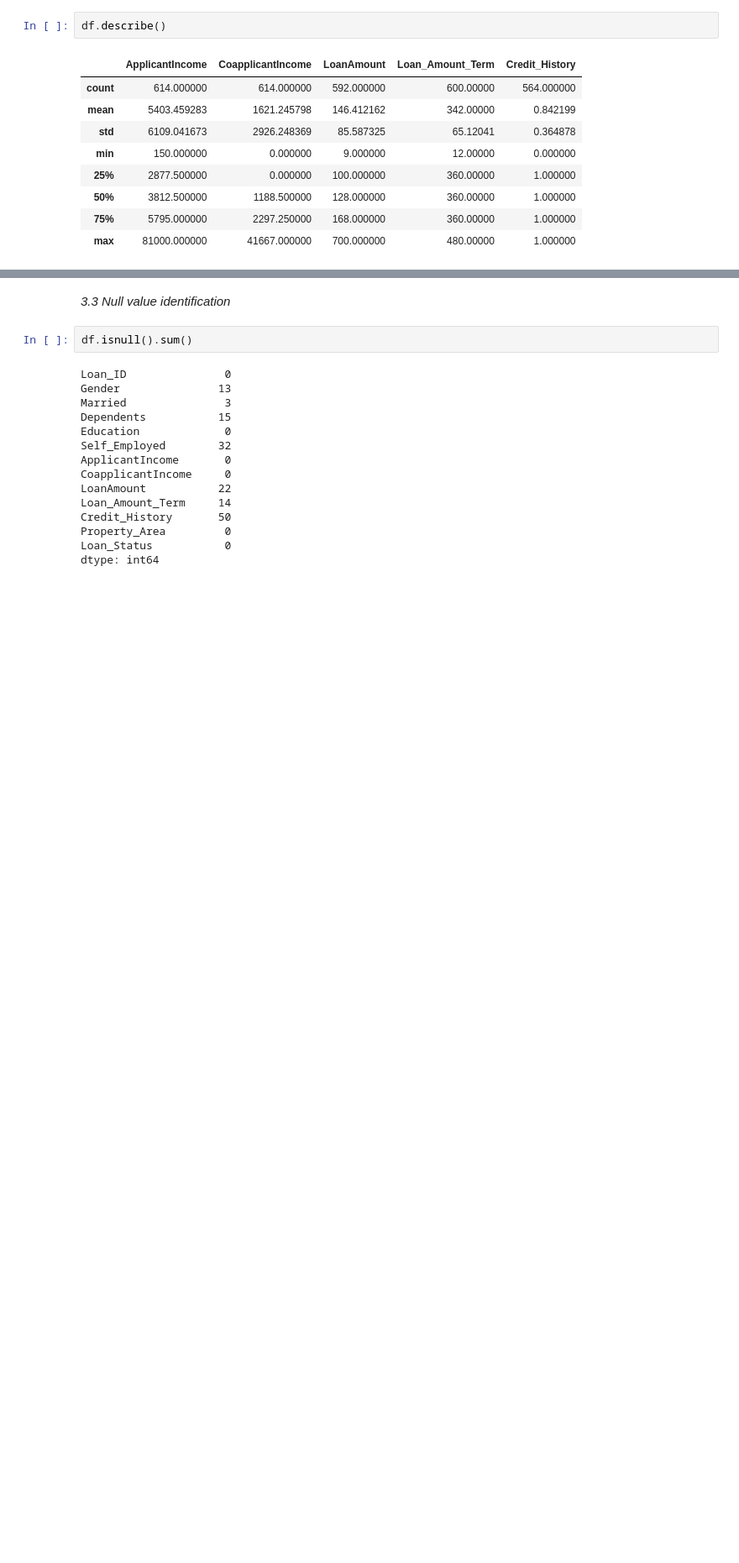
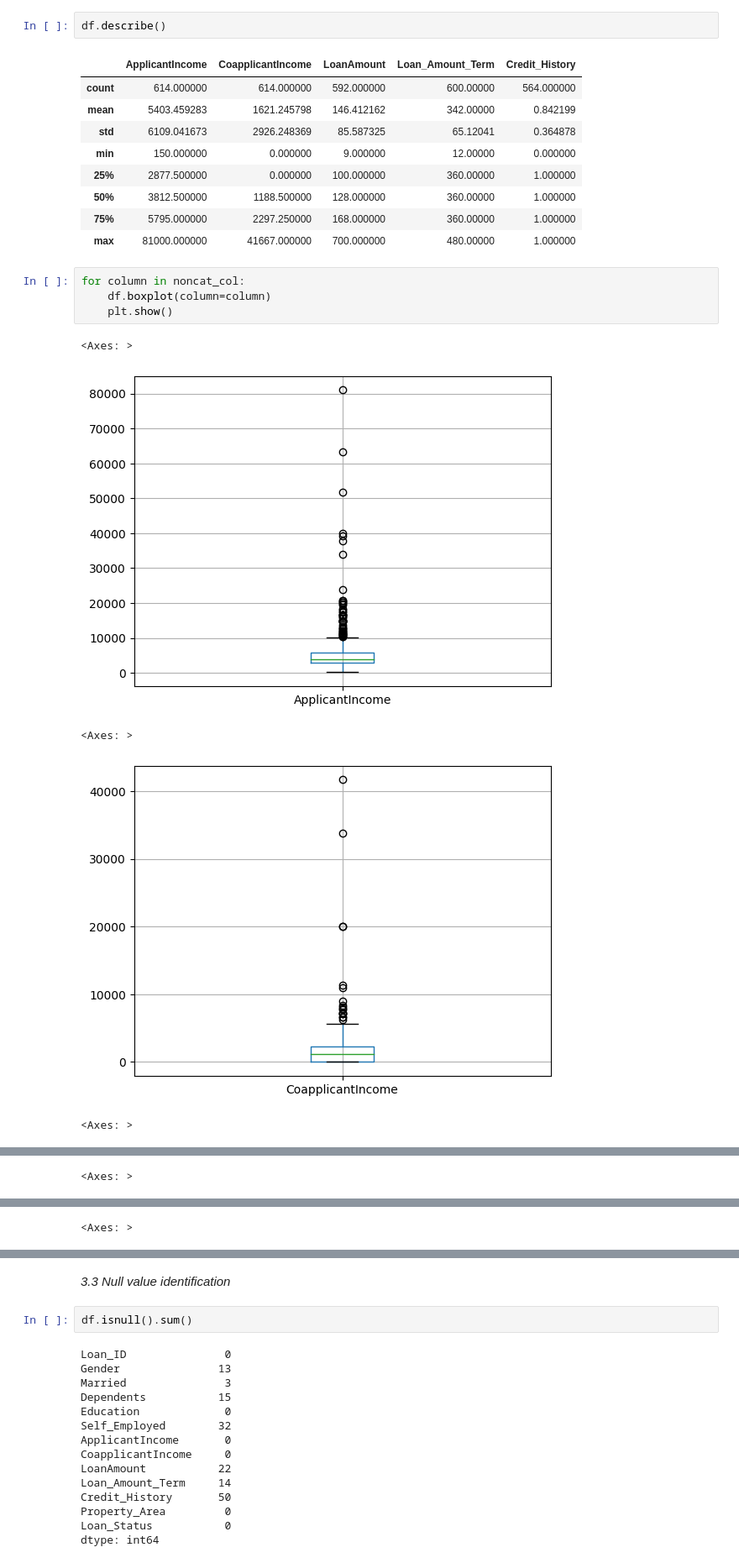
Before and after one commit to a-singh03/BDDA, a Jupyter notebook: BDDA_Project_Group1_Pipeline_&_RFC.ipynb, the cells around one changed output, grey strips where cells are left out. Shown at 84% size. Saved outputs shown, nothing was run; the diff lists cells and outputs as text; blank space fills up the shorter version.

```diff
--- a/BDDA_Project_Group1_Pipeline_&_RFC.ipynb
+++ b/BDDA_Project_Group1_Pipeline_&_RFC.ipynb
@@ -232,3 +173,13 @@ df.describe()
 | 50% | 3812.500000 | 1188.500000 | 128.000000 | 360.00000 | 1.000000 |
 | 75% | 5795.000000 | 2297.250000 | 168.000000 | 360.00000 | 1.000000 |
 | max | 81000.000000 | 41667.000000 | 700.000000 | 480.00000 | 1.000000 |
+# %%
+for column in noncat_col:
+    df.boxplot(column=column)
+    plt.show()
+# %% [output]
+<Axes: >
+[figure, added]
+<Axes: >
+[figure, added]
+<Axes: >
@@ -234,0 +187 @@ df.describe()
+<Axes: >
@@ -234,0 +189 @@ df.describe()
+<Axes: >
```
Also changed, not shown: parts of 22 cells of this notebook.
